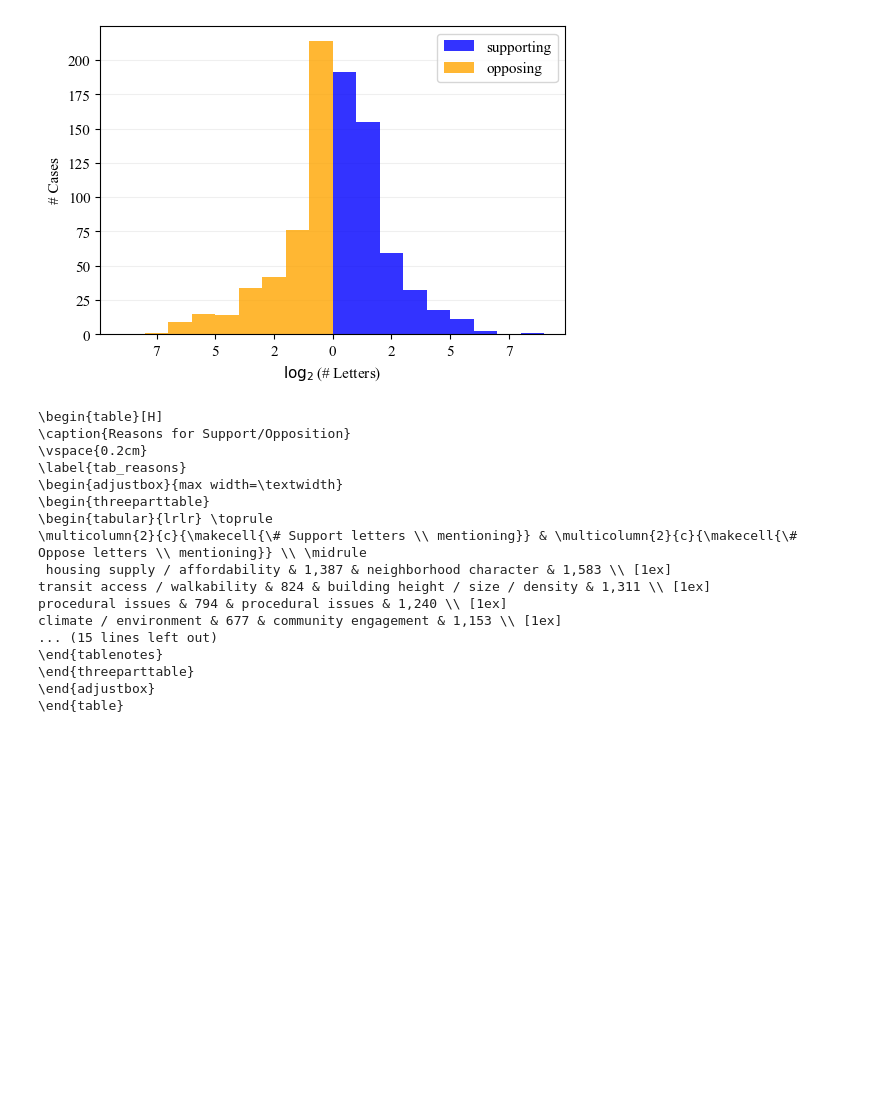
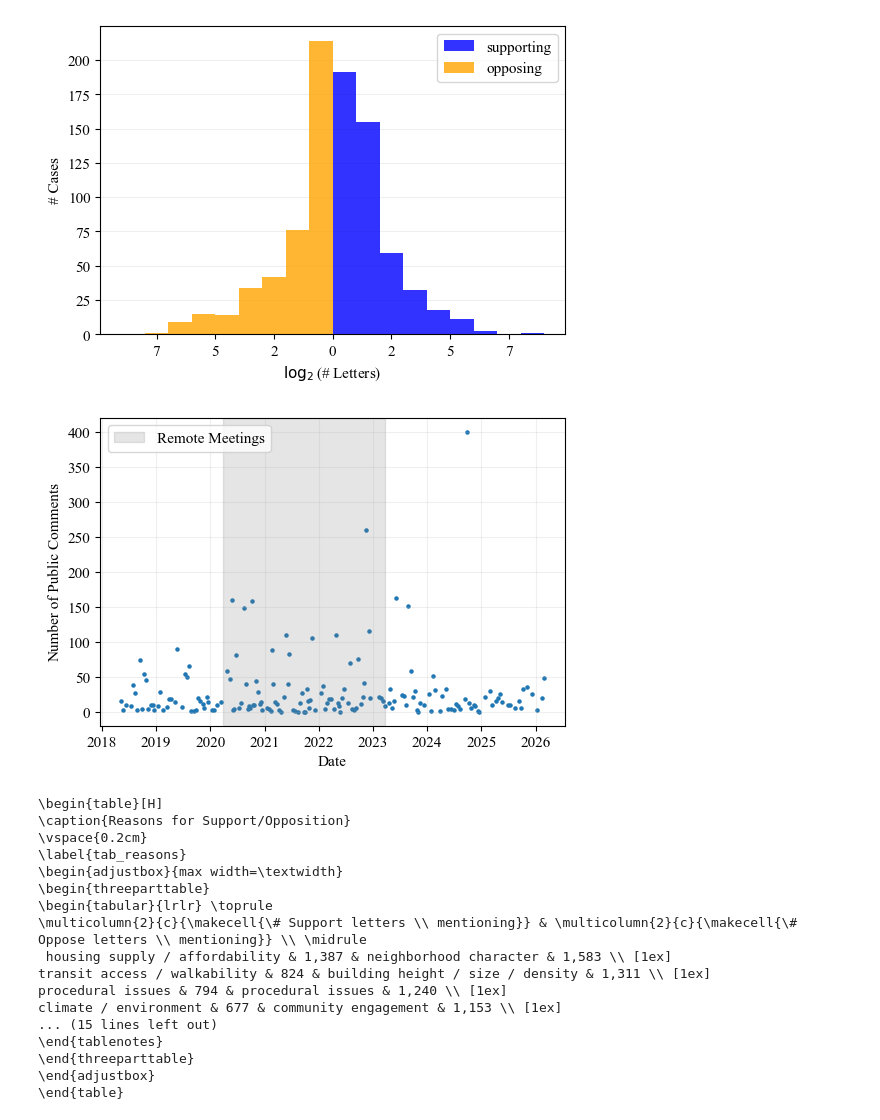
Before and after one commit to ed-kung/lacpc, a Jupyter notebook: src/notebooks/14-summary-statistics.ipynb, the cells around one changed output. Saved outputs shown, nothing was run; the diff lists cells and outputs as text; code cells hidden in the pictures; blank space fills up the shorter version.

Commit message:
public comments over time figure

```diff
--- a/src/notebooks/14-summary-statistics.ipynb
+++ b/src/notebooks/14-summary-statistics.ipynb
@@ -329,6 +320,49 @@ with open(os.path.join(LOCAL_PATH, "figures", "fig_support_oppose.tex"), "w", en
     f.write(tex)
 # %% [output]
 [figure]
+# %%
+# Numbers of public comments over time
+
+covid_start = pd.to_datetime('2020-03-26')
+covid_end = pd.to_datetime('2023-03-23')
+
+docs_by_time = (
+    docs_df
+    .loc[docs_df['document_type']=='PUBLIC COMMENT']
+    .groupby('date')
+    .agg(
+        num_comments = ('doc_id', 'count')
+    )
+    .reset_index()
+)
+docs_by_time['date'] = pd.to_datetime(docs_by_time['date'])
+
+plt.figure(figsize=(6,4))
+plt.scatter(docs_by_time['date'], docs_by_time['num_comments'], s=5)
+plt.axvspan(covid_start, covid_end, color='gray', alpha=0.2, label='Remote Meetings')
+plt.xlabel('Date')
+plt.ylabel('Number of Public Comments')
+#plt.title('Number of Public Comments Over Time')
+plt.grid(alpha=0.2)
+plt.legend(loc='upper left')
+plt.savefig(os.path.join(LOCAL_PATH, 'figures', 'fig_letters_time.pdf'), bbox_inches='tight')
+#plt.show()
+
+tex = r"""
+\begin{figure}[H]
+\caption{Public Comments by Meeting Date} \label{fig_letters_time}
+\vspace{-0.5cm}
+\begin{center}
+\includegraphics[width=\textwidth]{figures/fig_letters_time.pdf}
+\end{center}
+\vspace{-0.4cm}
+{\footnotesize \textit{Note}: Shows the number of public comments submitted in writing to the City Planning Commission by meeting date.}
+\end{figure}
+"""
+with open(os.path.join(LOCAL_PATH, "figures", "fig_letters_time.tex"), "w", encoding='utf-8') as f:
+    f.write(tex)
+# %% [output]
+[figure, added]
 # %%
 # Distribution of support/oppose reasons
 
```
Also changed, not shown: parts of 2 cells of this notebook, 5 other files.
